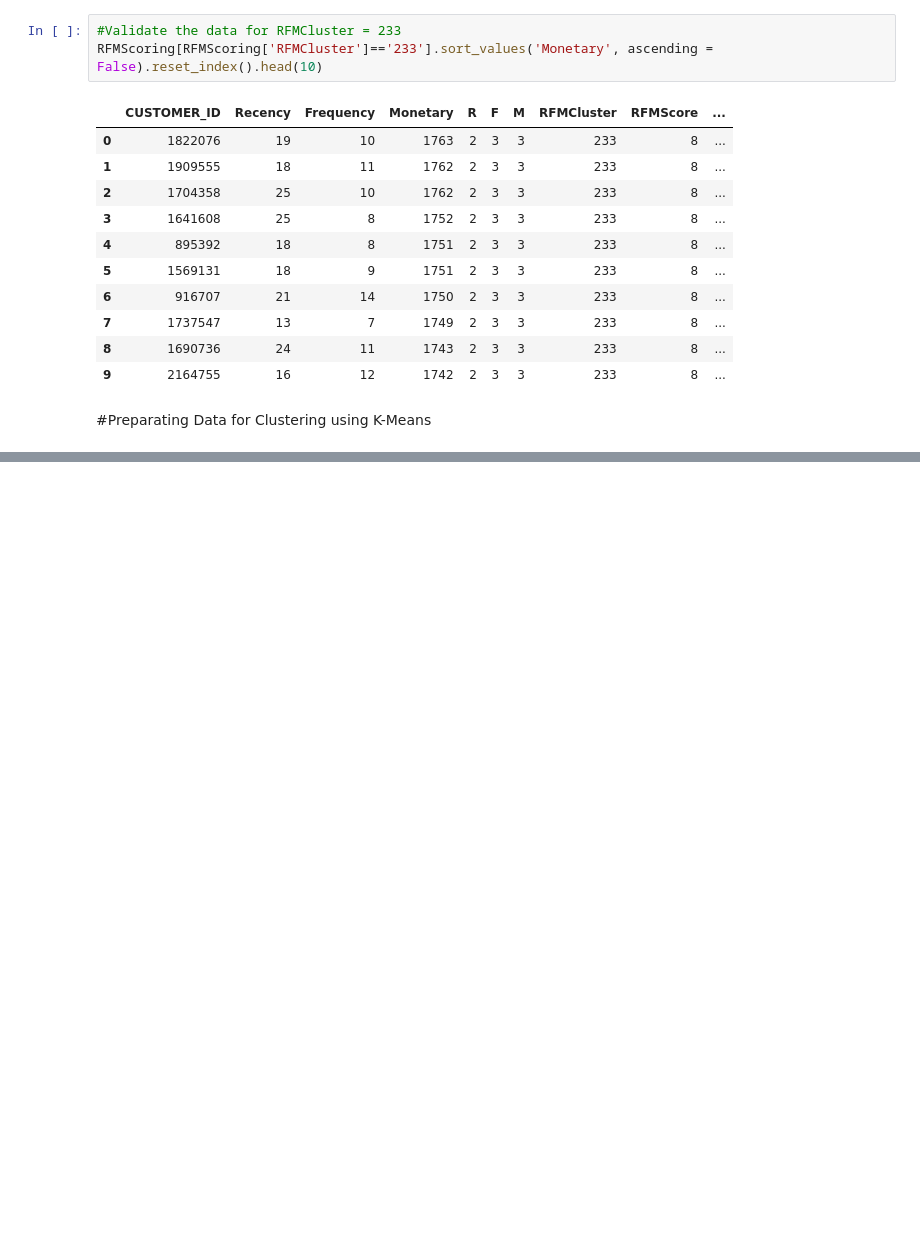
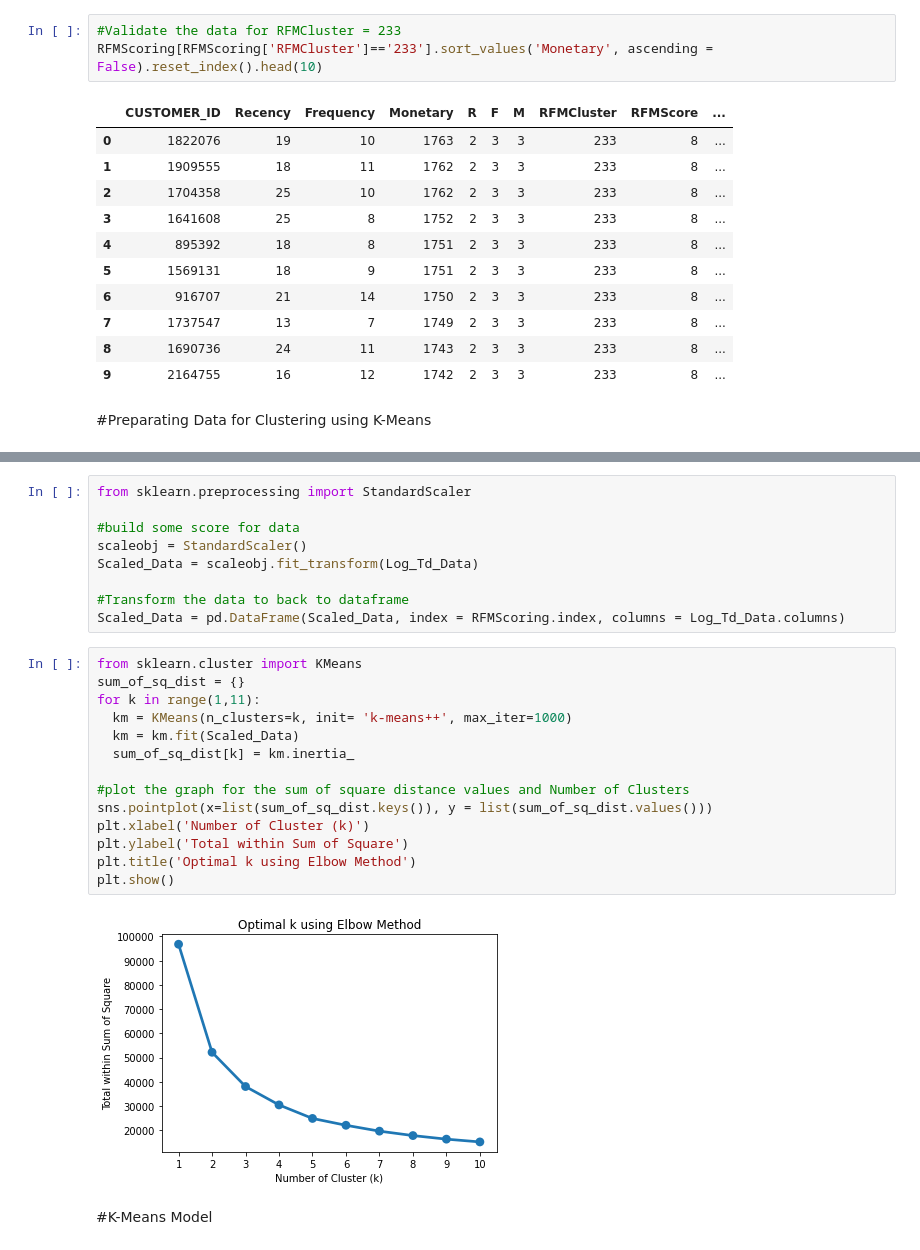
Before and after one commit to kristaLumbantoruan/customer-clustering-for-crm-in-xyz-store, a Jupyter notebook: Customer_Clustering.ipynb, the cells around one changed output, grey strips where cells are left out. Drawn from its saved outputs; the diff is of its cells as text; blank space fills up the shorter version.

```diff
--- a/Customer_Clustering.ipynb
+++ b/Customer_Clustering.ipynb
@@ -657,0 +704,27 @@ po.iplot(fig)
+# %%
+from sklearn.preprocessing import StandardScaler
+
+#build some score for data
+scaleobj = StandardScaler()
+Scaled_Data = scaleobj.fit_transform(Log_Td_Data)
+
+#Transform the data to back to dataframe
+Scaled_Data = pd.DataFrame(Scaled_Data, index = RFMScoring.index, columns = Log_Td_Data.columns)
+# %%
+from sklearn.cluster import KMeans
+sum_of_sq_dist = {}
+for k in range(1,11):
+  km = KMeans(n_clusters=k, init= 'k-means++', max_iter=1000)
+  km = km.fit(Scaled_Data)
+  sum_of_sq_dist[k] = km.inertia_
+
+#plot the graph for the sum of square distance values and Number of Clusters
+sns.pointplot(x=list(sum_of_sq_dist.keys()), y = list(sum_of_sq_dist.values()))
+plt.xlabel('Number of Cluster (k)')
+plt.ylabel('Total within Sum of Square')
+plt.title('Optimal k using Elbow Method')
+plt.show()
+# %% [output]
+[figure, added]
+# %% [markdown]
+#K-Means Model
```
Also changed, not shown: parts of 22 cells of this notebook.
